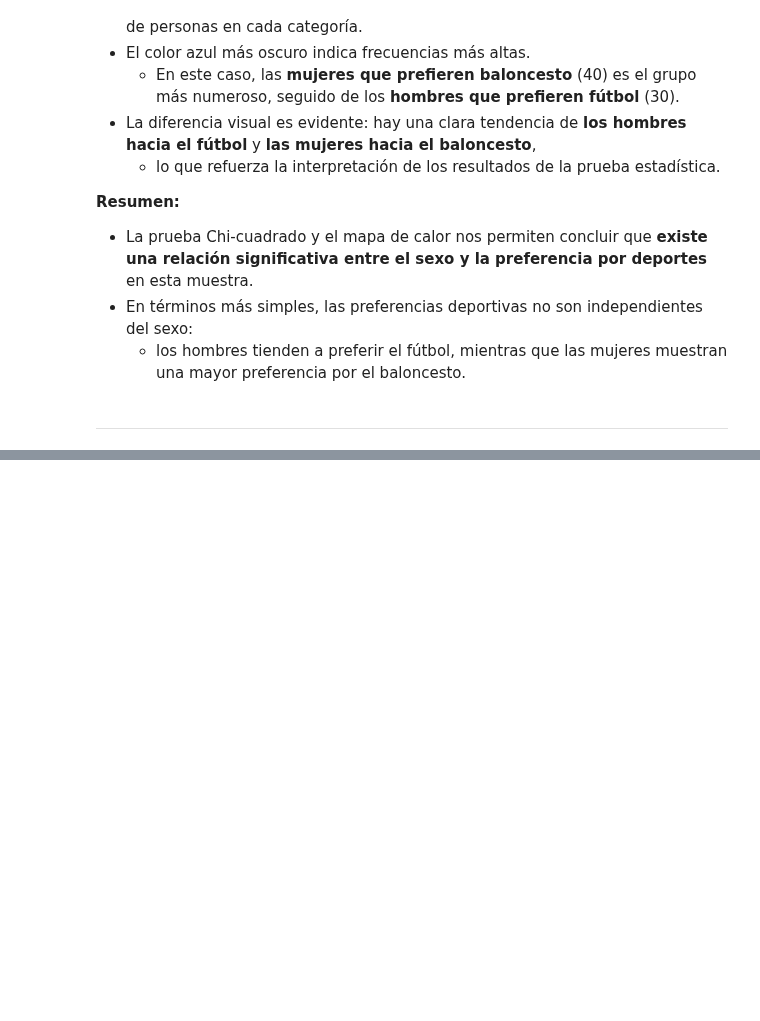
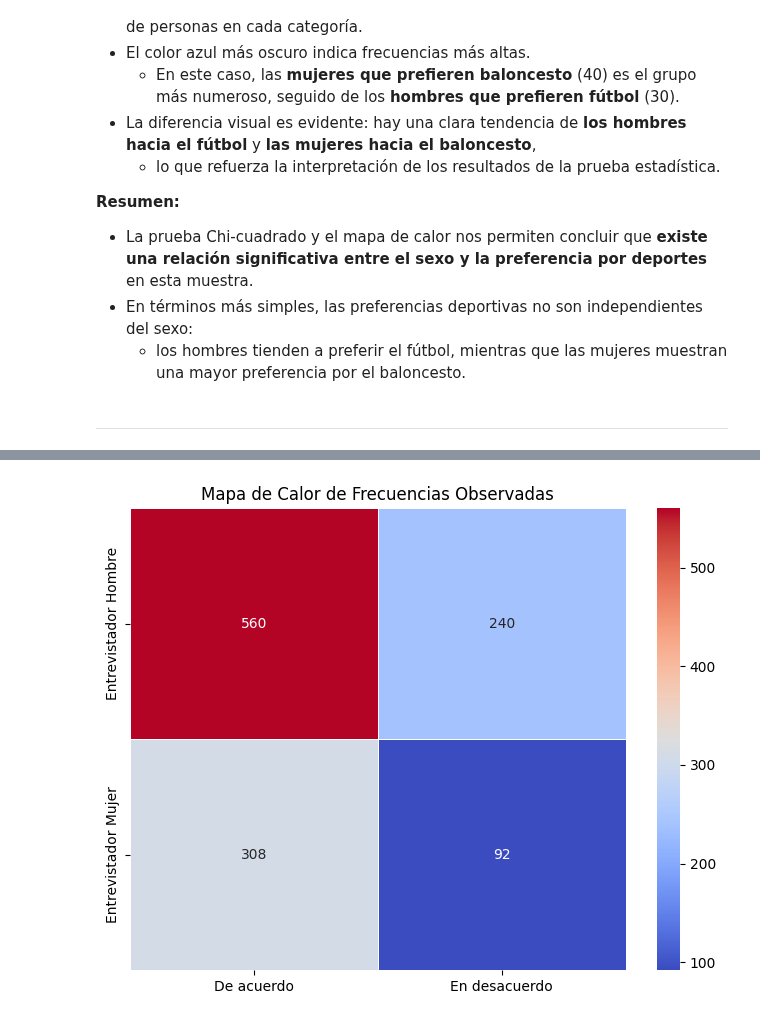
Before and after one commit to DaniCh-Coder/Python-Notes, a Jupyter notebook: ps stats/Multin-TDC/Contingency_table.ipynb, the cells around one changed output, grey strips where cells are left out. Cells and saved outputs as stored; diff of their text form; code cells hidden in the pictures; blank space fills up the shorter version.

```diff
--- a/ps stats/Multin-TDC/Contingency_table.ipynb
+++ b/ps stats/Multin-TDC/Contingency_table.ipynb
@@ -112,0 +252,9 @@ ________________________________________________________________________________
+# %%
+import pandas as pd
+
+# Crear DataFrame con los datos observados
+data = {'De acuerdo': [560, 308],
+        'En desacuerdo': [240, 92]}
+
+observed_df = pd.DataFrame(data, index=['Entrevistador Hombre', 'Entrevistador Mujer'])
+observed_df
@@ -112,0 +290,11 @@ ________________________________________________________________________________
+# %%
+import seaborn as sns
+import matplotlib.pyplot as plt
+
+# Mapa de calor de los datos observados
+plt.figure(figsize=(8, 6))
+sns.heatmap(observed_df, annot=True, cmap="coolwarm", fmt='d', linewidths=0.5)
+plt.title('Mapa de Calor de Frecuencias Observadas')
+plt.show()
+# %% [output]
+[figure, added]
```
Also changed, not shown: parts of 12 cells of this notebook.
